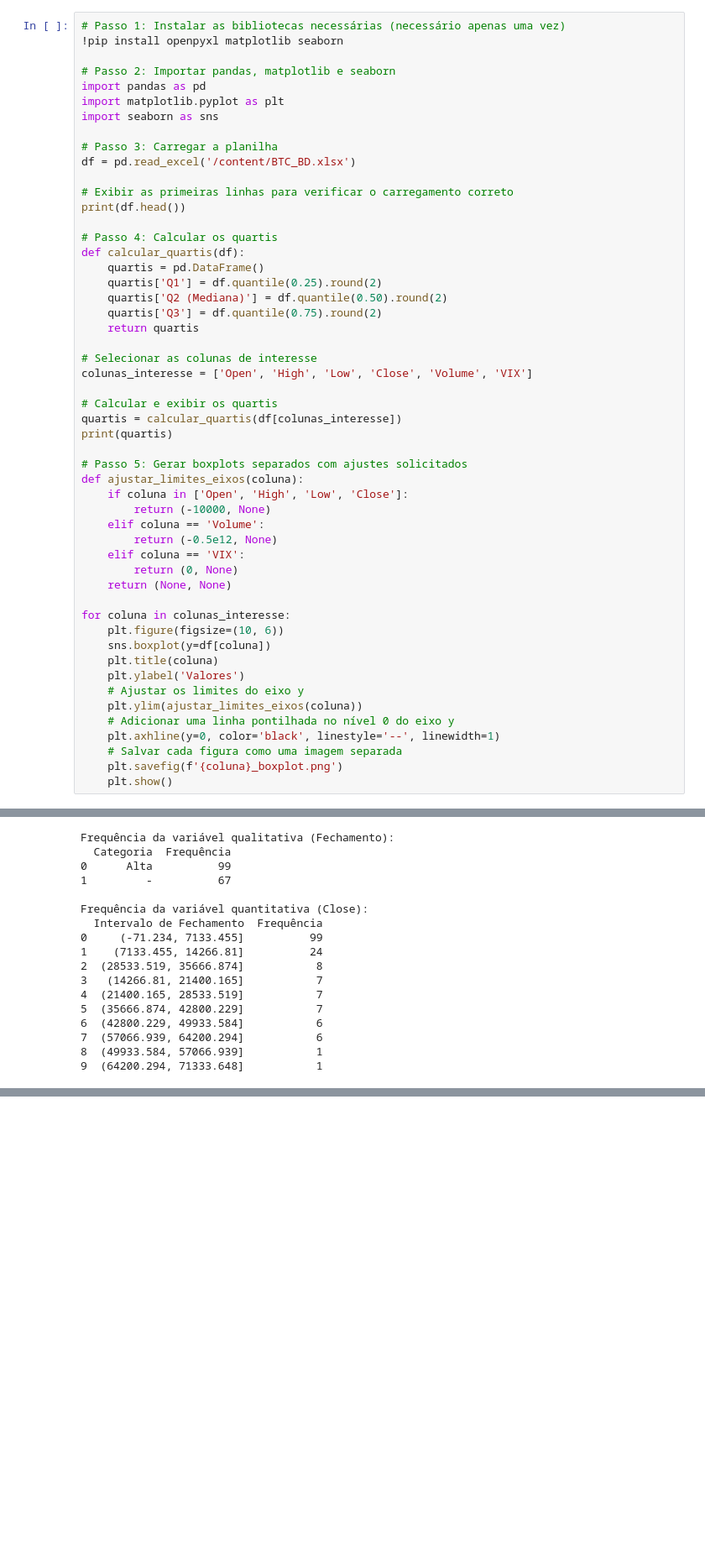
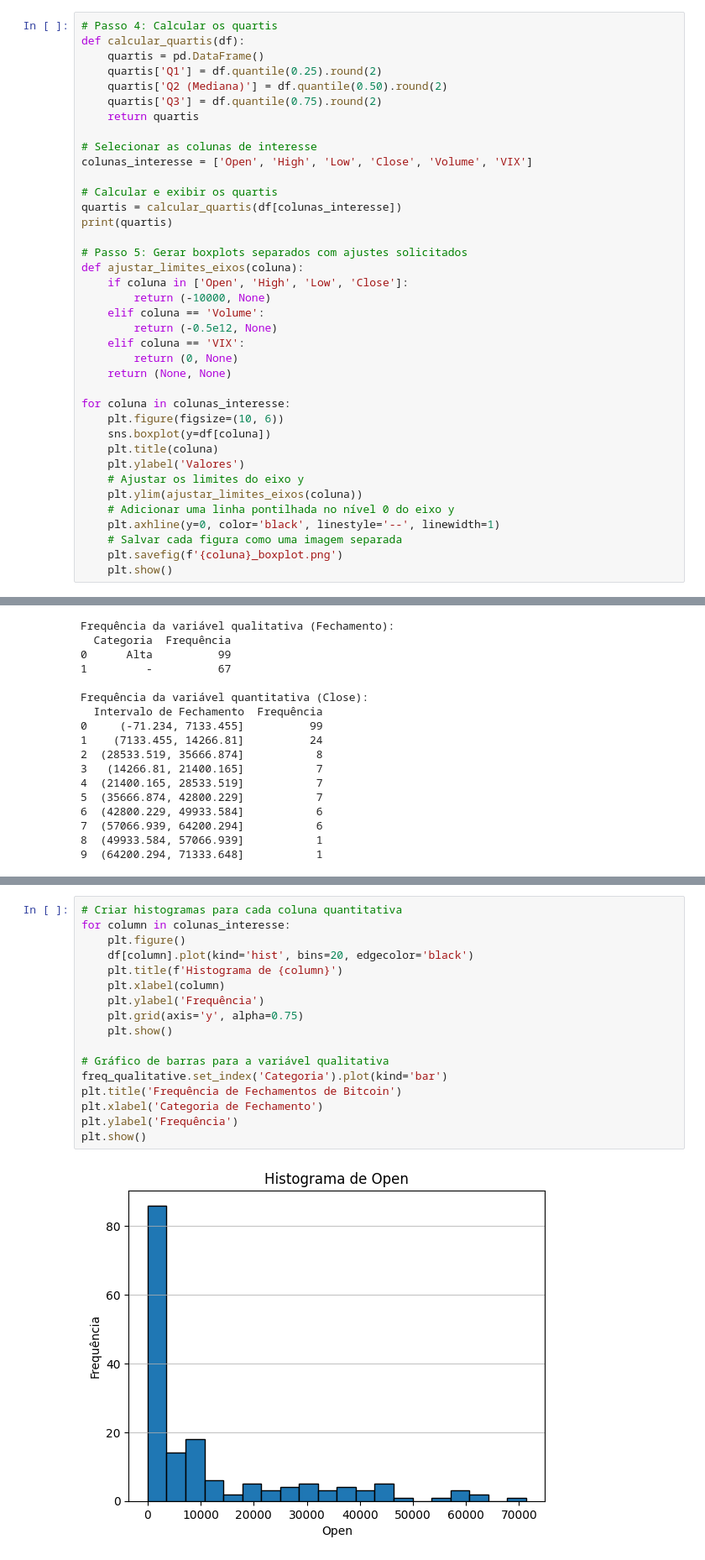
Before and after one commit to HerbGlrt/BTC-Statistic-Analysis, a Jupyter notebook: Estatistica.ipynb, the cells around one changed output, grey strips where cells are left out. Shown at 84% size. Saved outputs shown, nothing was run; the diff lists cells and outputs as text; blank space fills up the shorter version.

```diff
--- a/Estatistica.ipynb
+++ b/Estatistica.ipynb
@@ -115,18 +96,4 @@ print(df.head())
 # %%
-# Passo 1: Instalar as bibliotecas necessárias (necessário apenas uma vez)
-!pip install openpyxl matplotlib seaborn
-
-# Passo 2: Importar pandas, matplotlib e seaborn
-import pandas as pd
-import matplotlib.pyplot as plt
-import seaborn as sns
-
-# Passo 3: Carregar a planilha
-df = pd.read_excel('/content/BTC_BD.xlsx')
-
-# Exibir as primeiras linhas para verificar o carregamento correto
-print(df.head())
-
 # Passo 4: Calcular os quartis
 def calcular_quartis(df):
     quartis = pd.DataFrame()
@@ -288,3 +245,22 @@ plt.show()
 # %% [output]
 [figure]
 [figure]
+# %%
+# Criar histogramas para cada coluna quantitativa
+for column in colunas_interesse:
+    plt.figure()
+    df[column].plot(kind='hist', bins=20, edgecolor='black')
+    plt.title(f'Histograma de {column}')
+    plt.xlabel(column)
+    plt.ylabel('Frequência')
+    plt.grid(axis='y', alpha=0.75)
+    plt.show()
+
+# Gráfico de barras para a variável qualitativa
+freq_qualitative.set_index('Categoria').plot(kind='bar')
+plt.title('Frequência de Fechamentos de Bitcoin')
+plt.xlabel('Categoria de Fechamento')
+plt.ylabel('Frequência')
+plt.show()
+# %% [output]
+[figure, added]
```
Also changed, not shown: parts of 3 cells of this notebook.
